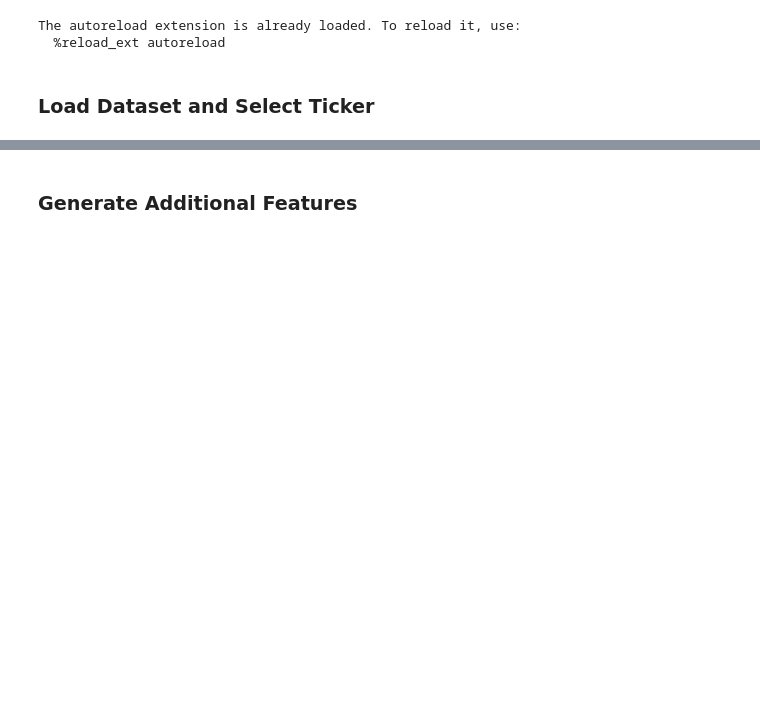
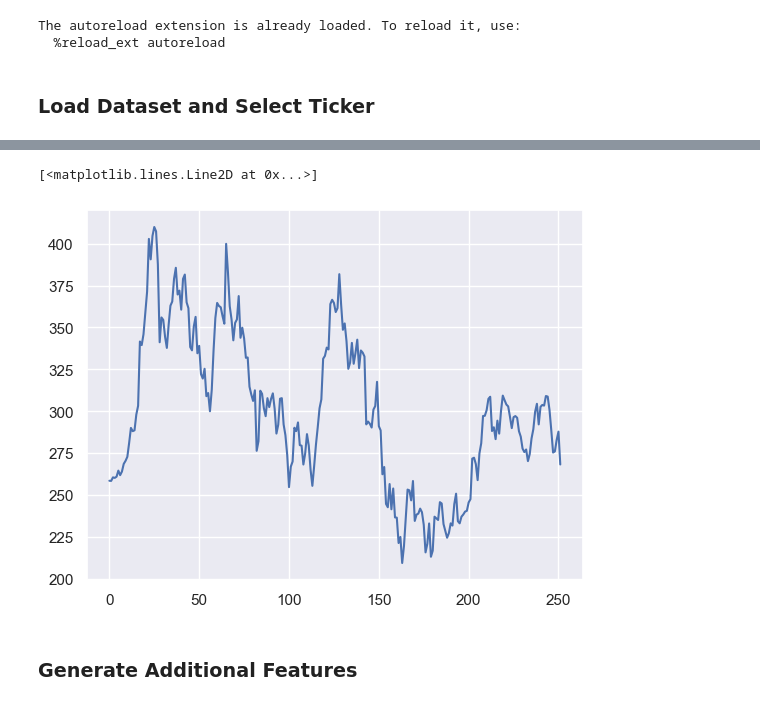
Before and after one commit to cwphung/stocks_with_feelings, a Jupyter notebook: numerical/GRU_model/GRU_forecast.ipynb, the cells around one changed output, grey strips where cells are left out. Cells and saved outputs as stored; diff of their text form; code cells hidden in the pictures; blank space fills up the shorter version.

```diff
--- a/numerical/GRU_model/GRU_forecast.ipynb
+++ b/numerical/GRU_model/GRU_forecast.ipynb
@@ -42,6 +42,11 @@ tsla_df_raw.head()
 | 2 | TSLA | 2021-10-04 | 265.500000 | 268.989990 | 258.706665 | 260.510010 | 260.510010 | 91449900 |
 | 3 | TSLA | 2021-10-05 | 261.600006 | 265.769989 | 258.066681 | 260.196655 | 260.196655 | 55297800 |
 | 4 | TSLA | 2021-10-06 | 258.733337 | 262.220001 | 257.739990 | 260.916656 | 260.916656 | 43898400 |
+# %%
+plt.plot(tsla_df_raw['close'].values)
+# %% [output]
+[<matplotlib.lines.Line2D at 0x...>]
+[figure, added]
 # %% [markdown]
 ### Generate Additional Features
 # %%
```
Also changed, not shown: parts of 9 cells of this notebook.
